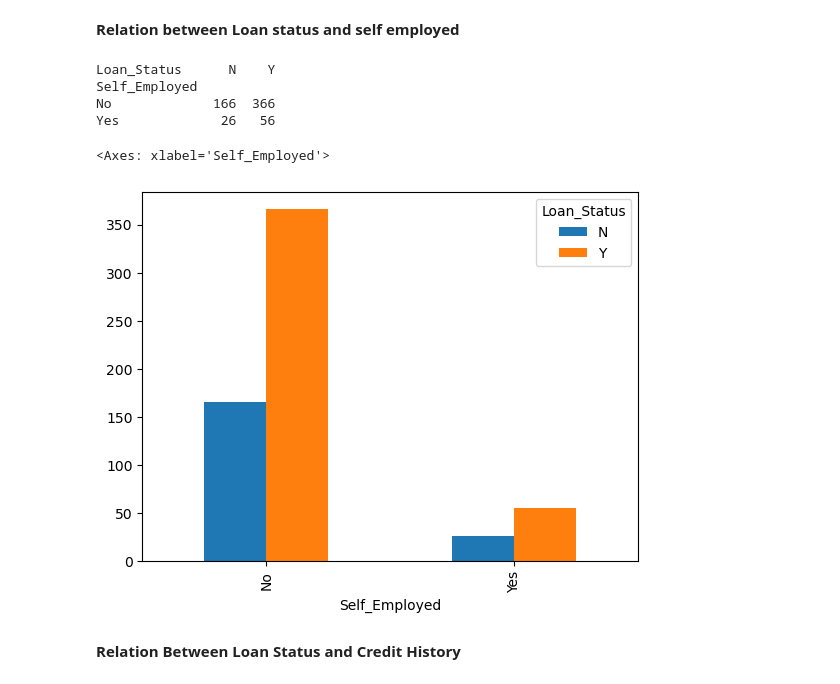
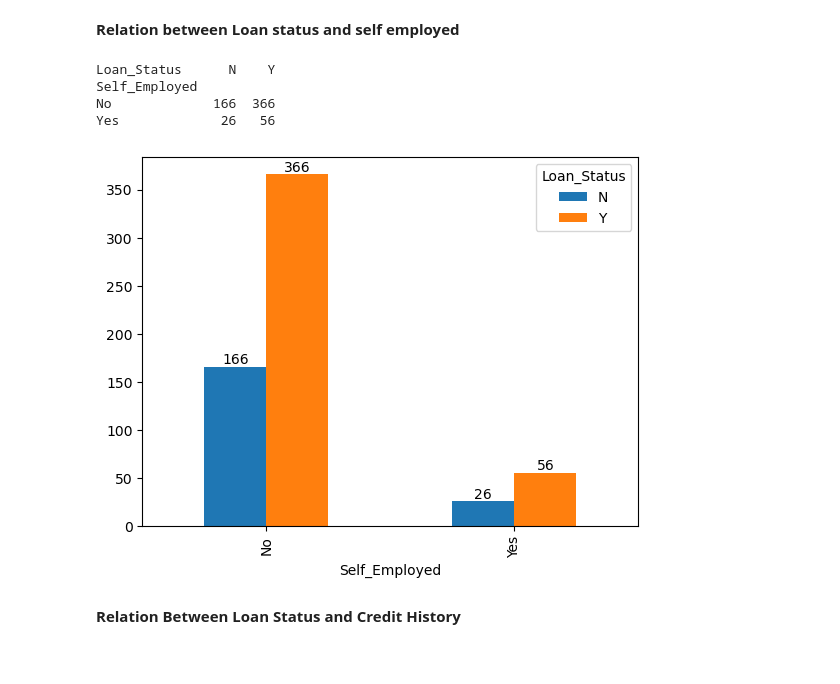
Before and after one commit to pankaj7322/Loan-Prediction, a Jupyter notebook: loan_prediction.ipynb, the cells around one changed output. Saved outputs shown, nothing was run; the diff lists cells and outputs as text; code cells hidden in the pictures.

```diff
--- a/loan_prediction.ipynb
+++ b/loan_prediction.ipynb
@@ -585,7 +585,9 @@ gender
 | Female | 37 | 75 |
 | Male | 155 | 347 |
 # %%
-gender.plot(kind = 'bar')
+ax = gender.plot(kind = 'bar')
 plt.xlabel("Gender")
 plt.ylabel("count")
+for container in ax.containers:
+    ax.bar_label(container)
 # %% [output]
@@ -596,9 +597,11 @@ Text(0, 0.5, 'count')
 # %%
 Married = pd.crosstab(df['Married'], df['Loan_Status'])
 print(Married)
-Married.plot(kind = 'bar')
+ax = Married.plot(kind = 'bar')
 plt.xlabel("Married")
 plt.ylabel("count")
+for container in ax.containers:
+    ax.bar_label(container)
 # %% [output]
 Loan_Status    N    Y
 Married
@@ -611,9 +613,11 @@ Text(0, 0.5, 'count')
 # %%
 Dependents = pd.crosstab(df['Dependents'], df['Loan_Status'])
 print(Dependents)
-Dependents.plot(kind = 'bar')
+ax = Dependents.plot(kind = 'bar')
 plt.xlabel("Dependents")
 plt.ylabel("Counts")
+for container in ax.containers:
+    ax.bar_label(container)
 # %% [output]
 Loan_Status    N    Y
 Dependents
@@ -628,7 +631,9 @@ Text(0, 0.5, 'Counts')
 # %%
 Education = pd.crosstab(df['Education'], df['Loan_Status'])
 print(Education)
-Education.plot(kind = 'bar')
+ax = Education.plot(kind = 'bar')
+for container in ax.containers:
+    ax.bar_label(container)
 # %% [output]
 Loan_Status     N    Y
 Education
@@ -641,14 +645,15 @@ Not Graduate   52   82
 # %%
 SelfEmployed = pd.crosstab(df['Self_Employed'], df['Loan_Status'])
 print(SelfEmployed)
-SelfEmployed.plot(kind = "bar")
+ax = SelfEmployed.plot(kind = "bar")
+for container in ax.containers:
+    ax.bar_label(container)
 # %% [output]
 Loan_Status      N    Y
 Self_Employed
 No             166  366
 Yes             26   56
-<Axes: xlabel='Self_Employed'>
-[figure, old version]
+[figure, new version]
 # %% [markdown]
 **Relation Between Loan Status and Credit History**
 # %%
```
Also changed, not shown: parts of 19 cells of this notebook.
